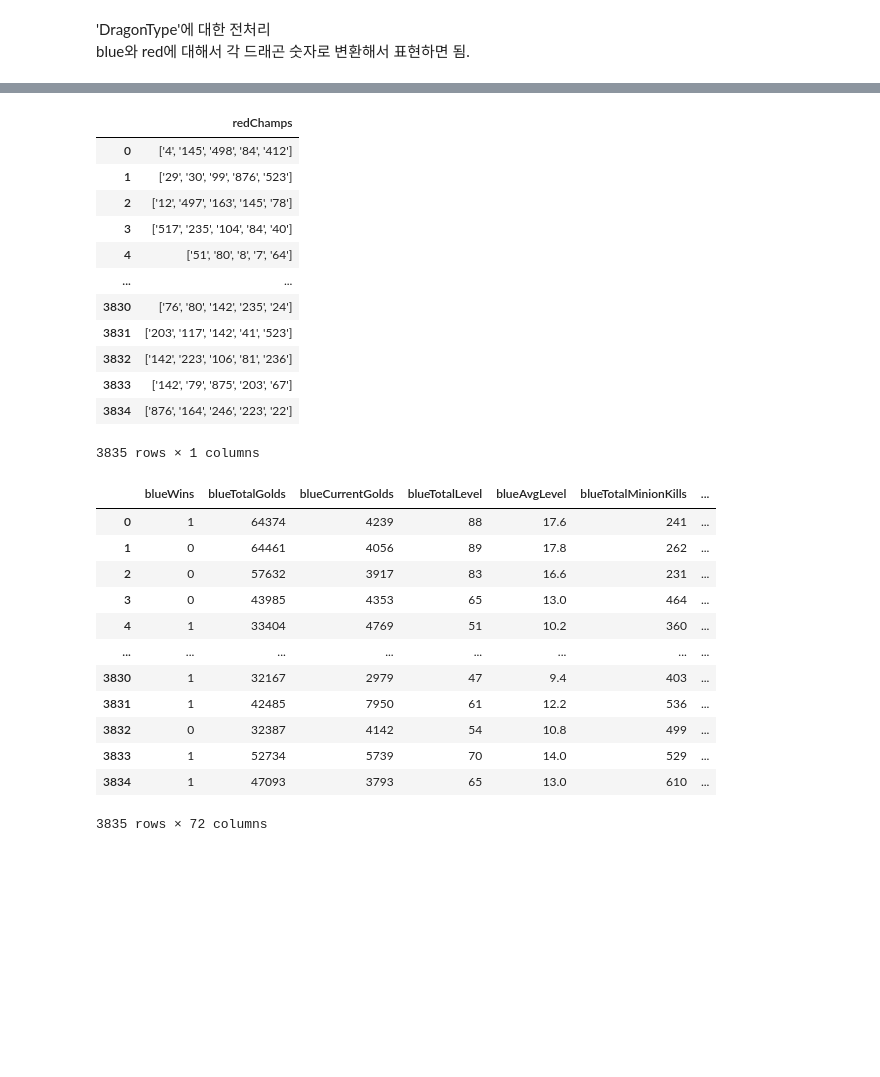
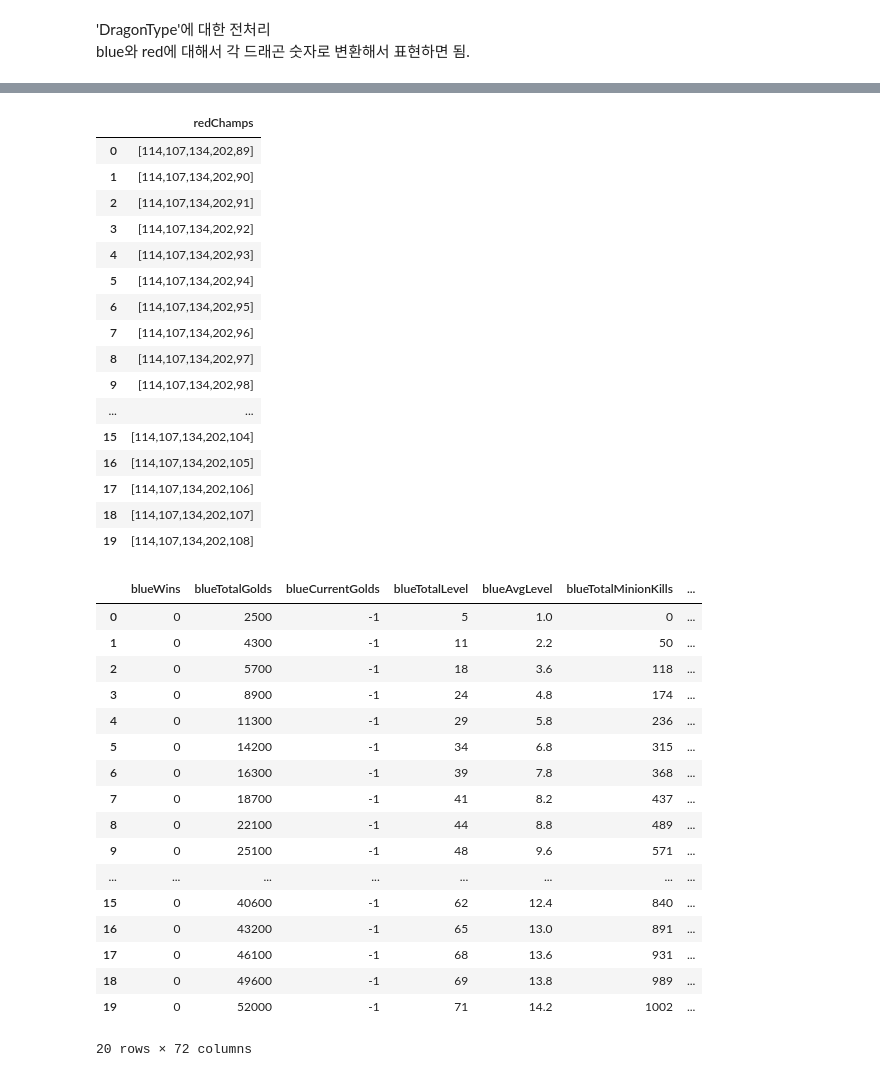
Before and after one commit to domug/DSL_lol_project, a Jupyter notebook: jaeyong-song/final_data_preprocessing.ipynb, the cells around one changed output, grey strips where cells are left out. Cells and saved outputs as stored; diff of their text form; code cells hidden in the pictures; blank space fills up the shorter version.

```diff
--- a/jaeyong-song/final_data_preprocessing.ipynb
+++ b/jaeyong-song/final_data_preprocessing.ipynb
@@ -3,11 +3,14 @@ import numpy as np
 import pandas as pd
 # %%
 # 여기서 분 설정하면 알아서 다 바꿔줌
-minute = "30"
-df_30 = pd.read_csv("./final_data/Final Validation Dataset/" + minute + "mins_val.csv")
+# minute = "30"
+# df_30 = pd.read_csv("./final_data/Final Validation Dataset/" + minute + "mins_val.csv")
+
+# 롤 worlds 데이터용
+df_30 = pd.read_excel("./final_data/worlds_match_data.xlsx")
 
 # 이건 TEST, VAL에서만
-df_30 = df_30.drop(['Unnamed: 0'], axis=1)
+#df_30 = df_30.drop(['Unnamed: 0'], axis=1)
 
 df_30
 # %% [output]
@@ -272,46 +320,56 @@ df_30[['blueChamps']]
 df_30[['redChamps']]
 # %% [output]
 |  | redChamps |
-| 0 | ['4', '145', '498', '84', '412'] |
-| 1 | ['29', '30', '99', '876', '523'] |
-| 2 | ['12', '497', '163', '145', '78'] |
-| 3 | ['517', '235', '104', '84', '40'] |
-| 4 | ['51', '80', '8', '7', '64'] |
+| 0 | [114,107,134,202,89] |
+| 1 | [114,107,134,202,90] |
+| 2 | [114,107,134,202,91] |
+| 3 | [114,107,134,202,92] |
+| 4 | [114,107,134,202,93] |
+| 5 | [114,107,134,202,94] |
+| 6 | [114,107,134,202,95] |
+| 7 | [114,107,134,202,96] |
+| 8 | [114,107,134,202,97] |
+| 9 | [114,107,134,202,98] |
 | ... | ... |
-| 3830 | ['76', '80', '142', '235', '24'] |
-| 3831 | ['203', '117', '142', '41', '523'] |
-| 3832 | ['142', '223', '106', '81', '236'] |
-| 3833 | ['142', '79', '875', '203', '67'] |
-| 3834 | ['876', '164', '246', '223', '22'] |
+| 15 | [114,107,134,202,104] |
+| 16 | [114,107,134,202,105] |
+| 17 | [114,107,134,202,106] |
+| 18 | [114,107,134,202,107] |
+| 19 | [114,107,134,202,108] |
-3835 rows × 1 columns
 # %%
 def split_blue_champs(df, col):
     for i in df.index:
         val = df.loc[i, col]
-        splitted = val[1:-1].split(', ')
+        # splitted = val[1:-1].split(', ')
+        splitted = val[1:-1].split(',')
         index = 0
         for champ in splitted:
             col_name = 'blueChamps' + str(index)
-            df.loc[i, col_name] = champ[1:-1]
-            # df.loc[i, col_name] = champ
+            # df.loc[i, col_name] = champ[1:-1]
+            df.loc[i, col_name] = champ
             index += 1
 split_blue_champs(df_30, 'blueChamps')
 df_30 = df_30.drop(['blueChamps'], axis=1)
 df_30
 # %% [output]
 |  | blueWins | blueTotalGolds | blueCurrentGolds | blueTotalLevel | blueAvgLevel | blueTotalMinionKills | ... |
-| 0 | 1 | 64374 | 4239 | 88 | 17.6 | 241 | ... |
-| 1 | 0 | 64461 | 4056 | 89 | 17.8 | 262 | ... |
-| 2 | 0 | 57632 | 3917 | 83 | 16.6 | 231 | ... |
-| 3 | 0 | 43985 | 4353 | 65 | 13.0 | 464 | ... |
-| 4 | 1 | 33404 | 4769 | 51 | 10.2 | 360 | ... |
+| 0 | 0 | 2500 | -1 | 5 | 1.0 | 0 | ... |
+| 1 | 0 | 4300 | -1 | 11 | 2.2 | 50 | ... |
+| 2 | 0 | 5700 | -1 | 18 | 3.6 | 118 | ... |
+| 3 | 0 | 8900 | -1 | 24 | 4.8 | 174 | ... |
+| 4 | 0 | 11300 | -1 | 29 | 5.8 | 236 | ... |
+| 5 | 0 | 14200 | -1 | 34 | 6.8 | 315 | ... |
+| 6 | 0 | 16300 | -1 | 39 | 7.8 | 368 | ... |
+| 7 | 0 | 18700 | -1 | 41 | 8.2 | 437 | ... |
+| 8 | 0 | 22100 | -1 | 44 | 8.8 | 489 | ... |
+| 9 | 0 | 25100 | -1 | 48 | 9.6 | 571 | ... |
 | ... | ... | ... | ... | ... | ... | ... | ... |
-| 3830 | 1 | 32167 | 2979 | 47 | 9.4 | 403 | ... |
-| 3831 | 1 | 42485 | 7950 | 61 | 12.2 | 536 | ... |
-| 3832 | 0 | 32387 | 4142 | 54 | 10.8 | 499 | ... |
-| 3833 | 1 | 52734 | 5739 | 70 | 14.0 | 529 | ... |
-| 3834 | 1 | 47093 | 3793 | 65 | 13.0 | 610 | ... |
+| 15 | 0 | 40600 | -1 | 62 | 12.4 | 840 | ... |
+| 16 | 0 | 43200 | -1 | 65 | 13.0 | 891 | ... |
+| 17 | 0 | 46100 | -1 | 68 | 13.6 | 931 | ... |
+| 18 | 0 | 49600 | -1 | 69 | 13.8 | 989 | ... |
+| 19 | 0 | 52000 | -1 | 71 | 14.2 | 1002 | ... |
-3835 rows × 72 columns
+20 rows × 72 columns
 # %%
 def split_red_champs(df, col):
     for i in df.index:
```
Also changed, not shown: parts of 12 cells of this notebook, 3 other files.
